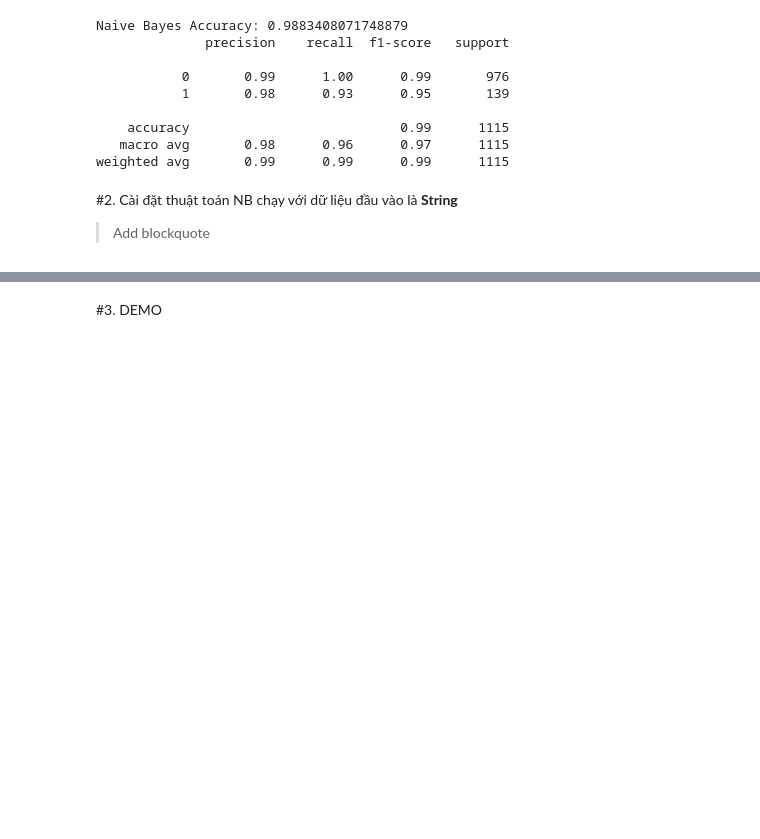
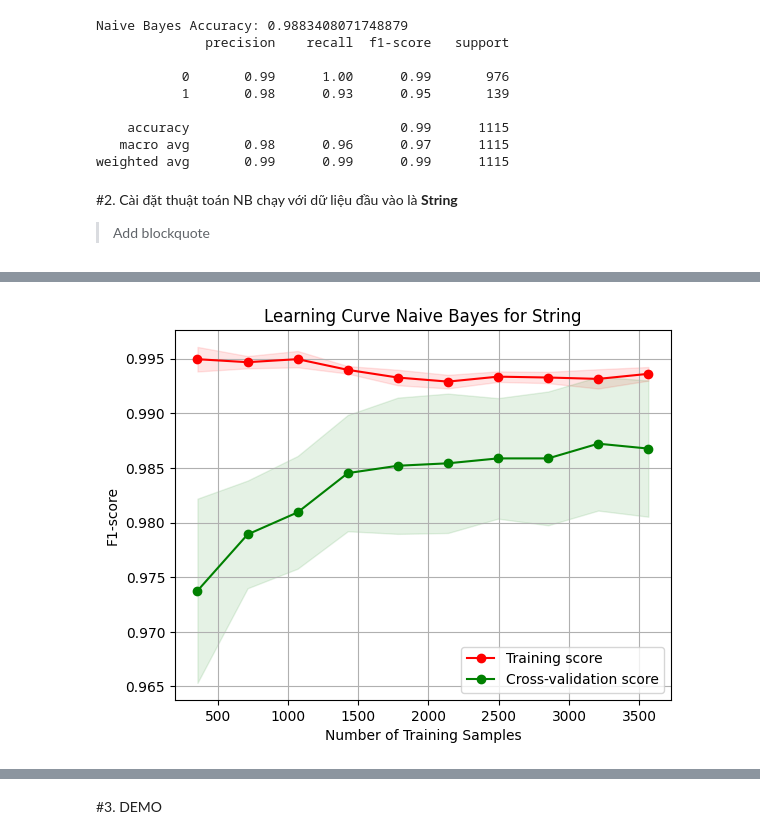
Before and after one commit to nphh05/SpamMessageClassification, a Jupyter notebook: Phân_loại_Text_Spam.ipynb, the cells around one changed output, grey strips where cells are left out. Drawn from its saved outputs; the diff is of its cells as text; code cells hidden in the pictures; blank space fills up the shorter version.

```diff
--- a/Phân_loại_Text_Spam.ipynb
+++ b/Phân_loại_Text_Spam.ipynb
@@ -690,2 +615,36 @@ plt.show()
+# %%
+model = CustomNaiveBayes(alpha=1)
+# %%
+# Định nghĩa range cho training size
+train_sizes = np.linspace(0.1, 1.0, 10)
+
+# Sử dụng learning curve cho SVM model
+train_sizes, train_scores, val_scores = learning_curve(model, X_train_2, y_train_2, train_sizes=train_sizes, cv=5, scoring='accuracy')
+
+# Tính giá trị trung bình và độ lệch cho training và validation scores
+train_scores_mean = np.mean(train_scores, axis=1)
+train_scores_std = np.std(train_scores, axis=1)
+val_scores_mean = np.mean(val_scores, axis=1)
+val_scores_std = np.std(val_scores, axis=1)
+
+# Vẽ curve
+plt.figure()
+plt.title('Learning Curve Naive Bayes for String')
+plt.ylabel("F1-score")
+plt.grid()
+plt.fill_between(train_sizes, train_scores_mean - train_scores_std,
+                 train_scores_mean + train_scores_std, alpha=0.1,
+                 color="r")
+plt.fill_between(train_sizes, val_scores_mean - val_scores_std,
+                 val_scores_mean + val_scores_std, alpha=0.1, color="g")
+plt.plot(train_sizes, train_scores_mean, 'o-', color="r",
+         label="Training score")
+plt.plot(train_sizes, val_scores_mean, 'o-', color="g",
+         label="Cross-validation score")
+plt.legend(loc="best")
+plt.xlabel("Number of Training Samples")
+plt.show()
+# %% [output]
+[figure, added]
 # %%
 # Train Naive Bayes model
```
Also changed, not shown: parts of 12 cells of this notebook.
